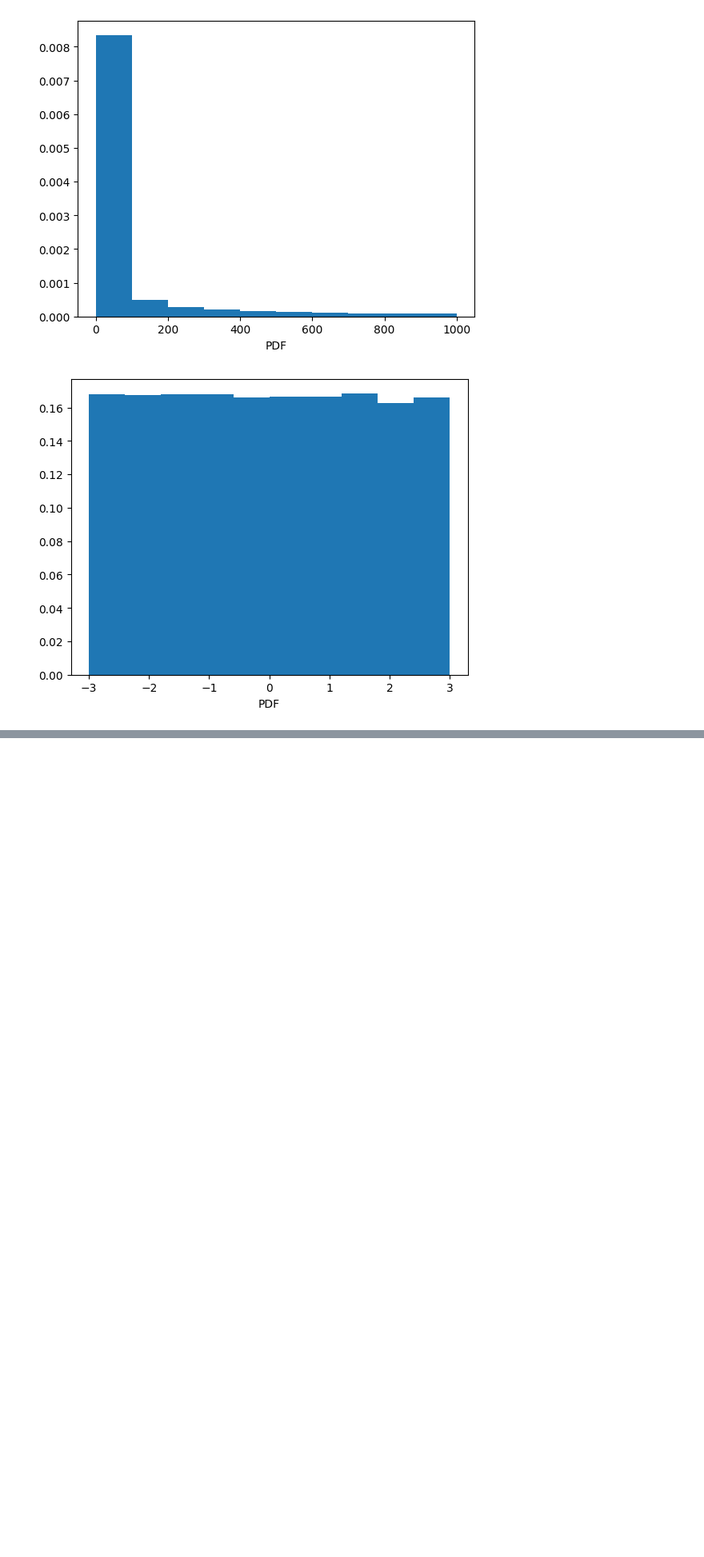
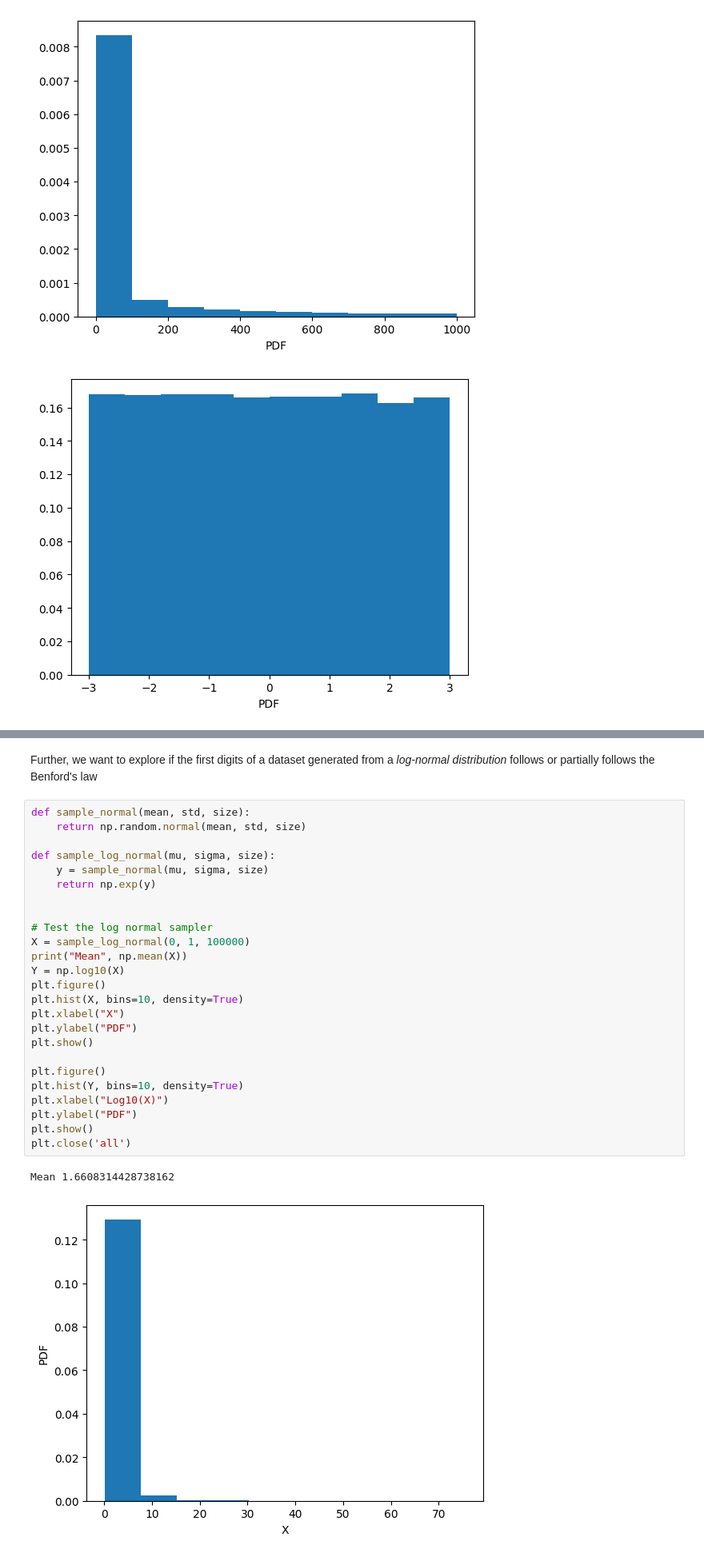
Before and after one commit to JamesZFS/LogUni, a Jupyter notebook: Benford.ipynb, the cells around one changed output, grey strips where cells are left out. Shown: that part at 80% size. Cells and saved outputs as stored; diff of their text form; blank space fills up the shorter version.

Commit message:
Extend the Benford law to log-normal distribution

```diff
--- a/Benford.ipynb
+++ b/Benford.ipynb
@@ -82,0 +83,30 @@ Leading digit count: [0.30167 0.17667 0.12282 0.09696 0.07912 0.06619 0.05861 0.
+# %% [markdown]
+Further, we want to explore if the first digits of a dataset generated from a *log-normal distribution* follows or partially follows the Benford's law
+# %%
+def sample_normal(mean, std, size):
+    return np.random.normal(mean, std, size)
+
+def sample_log_normal(mu, sigma, size):
+    y = sample_normal(mu, sigma, size)
+    return np.exp(y)
+
+
+# Test the log normal sampler
+X = sample_log_normal(0, 1, 100000)
+print("Mean", np.mean(X))
+Y = np.log10(X)
+plt.figure()
+plt.hist(X, bins=10, density=True)
+plt.xlabel("X")
+plt.ylabel("PDF")
+plt.show()
+
+plt.figure()
+plt.hist(Y, bins=10, density=True)
+plt.xlabel("Log10(X)")
+plt.ylabel("PDF")
+plt.show()
+plt.close('all')
+# %% [output]
+Mean 1.6608314428738162
+[figure, added]
```
Also changed, not shown: parts of 3 cells of this notebook.
